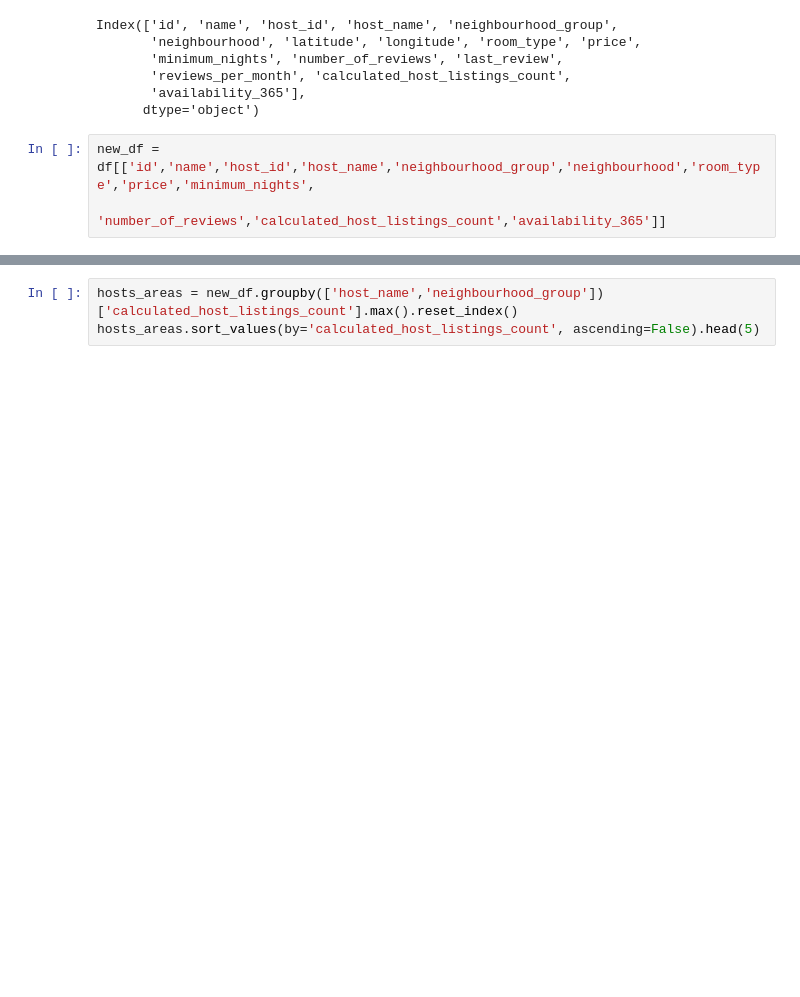
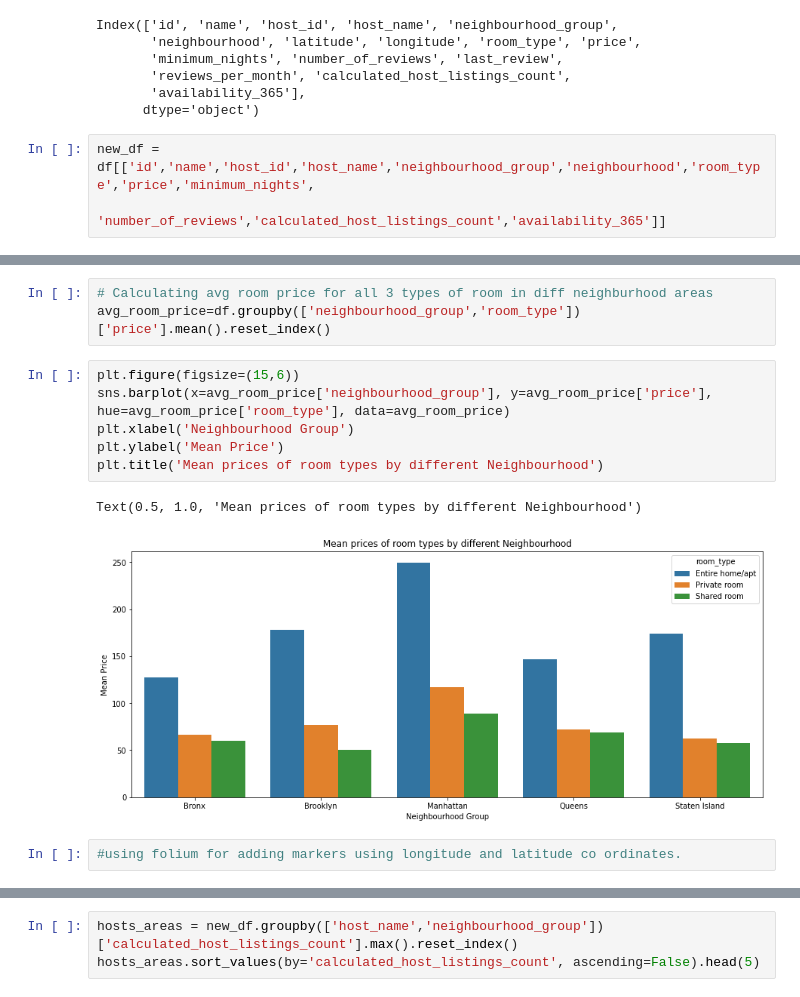
Before and after one commit to GoPlusUltra/Airbnb-2019-dataset-EDA, a Jupyter notebook: EDA_on_Airbnb_2019_Dataset.ipynb, the cells around one changed output, grey strips where cells are left out. Saved outputs shown, nothing was run; the diff lists cells and outputs as text; blank space fills up the shorter version.

```diff
--- a/EDA_on_Airbnb_2019_Dataset.ipynb
+++ b/EDA_on_Airbnb_2019_Dataset.ipynb
@@ -115,0 +146,14 @@ new_df = df[['id','name','host_id','host_name','neighbourhood_group','neighbourh
+# %%
+# Calculating avg room price for all 3 types of room in diff neighburhood areas
+avg_room_price=df.groupby(['neighbourhood_group','room_type'])['price'].mean().reset_index()
+# %%
+plt.figure(figsize=(15,6))
+sns.barplot(x=avg_room_price['neighbourhood_group'], y=avg_room_price['price'], hue=avg_room_price['room_type'], data=avg_room_price)
+plt.xlabel('Neighbourhood Group')
+plt.ylabel('Mean Price')
+plt.title('Mean prices of room types by different Neighbourhood')
+# %% [output]
+Text(0.5, 1.0, 'Mean prices of room types by different Neighbourhood')
+[figure, added]
+# %%
+#using folium for adding markers using longitude and latitude co ordinates.
```
Also changed, not shown: parts of 25 cells of this notebook.
